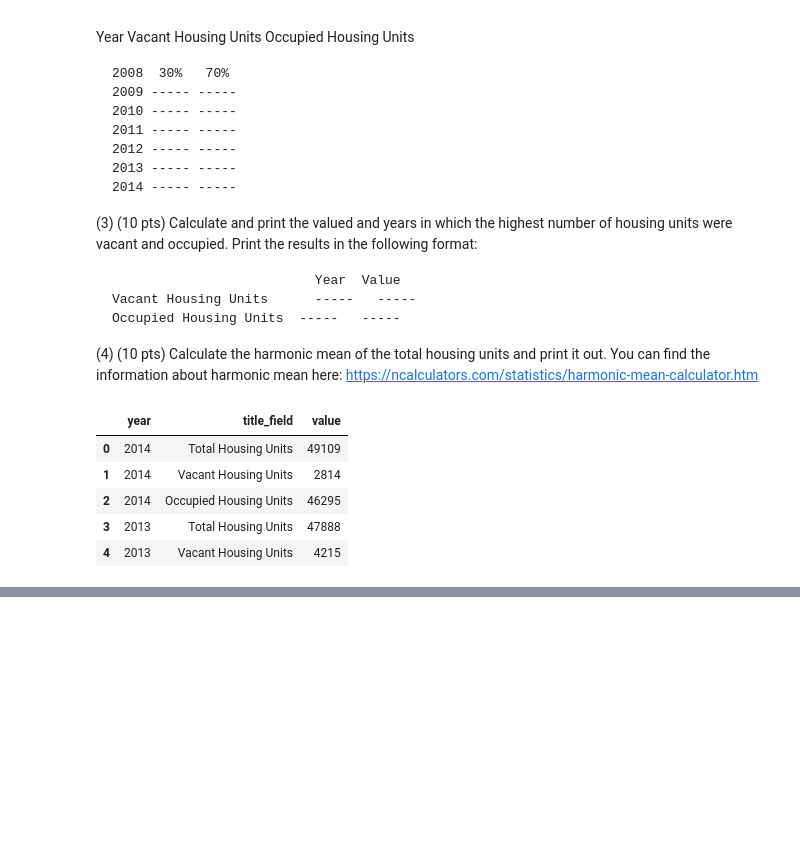
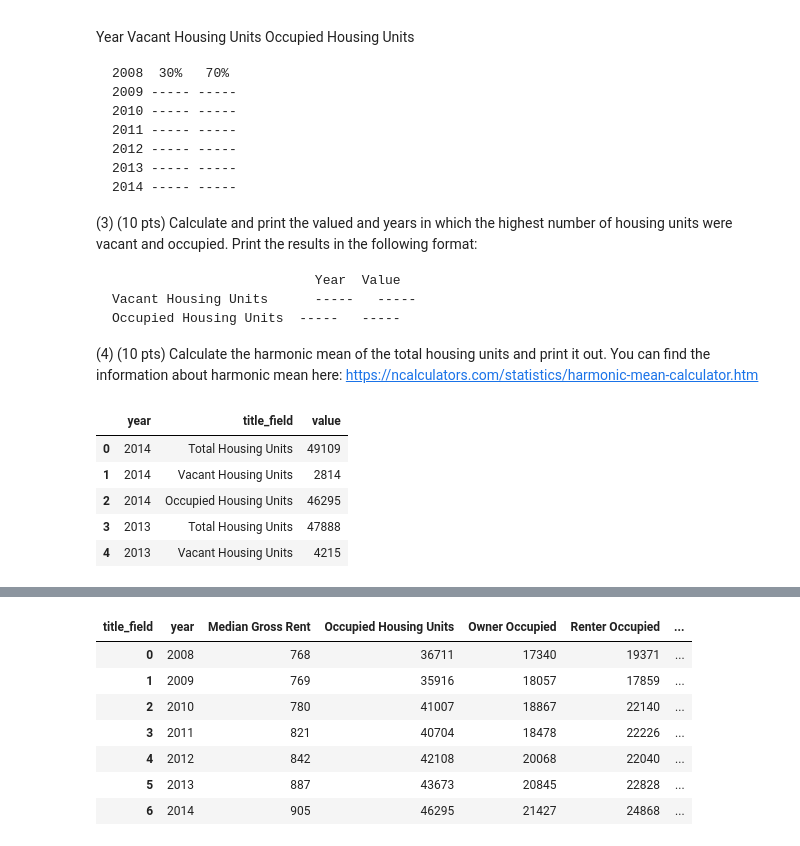
Before and after one commit to rghimre3/INFO-5502, a Jupyter notebook: lab_assignment_02.ipynb, the cells around one changed output, grey strips where cells are left out. Cells and saved outputs as stored; diff of their text form; code cells hidden in the pictures; blank space fills up the shorter version.

```diff
--- a/lab_assignment_02.ipynb
+++ b/lab_assignment_02.ipynb
@@ -119,0 +132,14 @@ df.head()
+# %%
+df2['Diff_occupied_housing']=df2['Occupied Housing Units'].diff()
+df2['Vacant_Housing_Units']=round(df2['Vacant Housing Units']/df2['Total Housing Units']*100,2)
+df2['Occupied_Housing_Units']=round(df2['Occupied Housing Units']/df2['Total Housing Units']*100,2)
+df2.head(10)
+# %% [output]
+| title_field | year | Median Gross Rent | Occupied Housing Units | Owner Occupied | Renter Occupied | ... |
+| 0 | 2008 | 768 | 36711 | 17340 | 19371 | ... |
+| 1 | 2009 | 769 | 35916 | 18057 | 17859 | ... |
+| 2 | 2010 | 780 | 41007 | 18867 | 22140 | ... |
+| 3 | 2011 | 821 | 40704 | 18478 | 22226 | ... |
+| 4 | 2012 | 842 | 42108 | 20068 | 22040 | ... |
+| 5 | 2013 | 887 | 43673 | 20845 | 22828 | ... |
+| 6 | 2014 | 905 | 46295 | 21427 | 24868 | ... |
```
Also changed, not shown: parts of 6 cells of this notebook.
